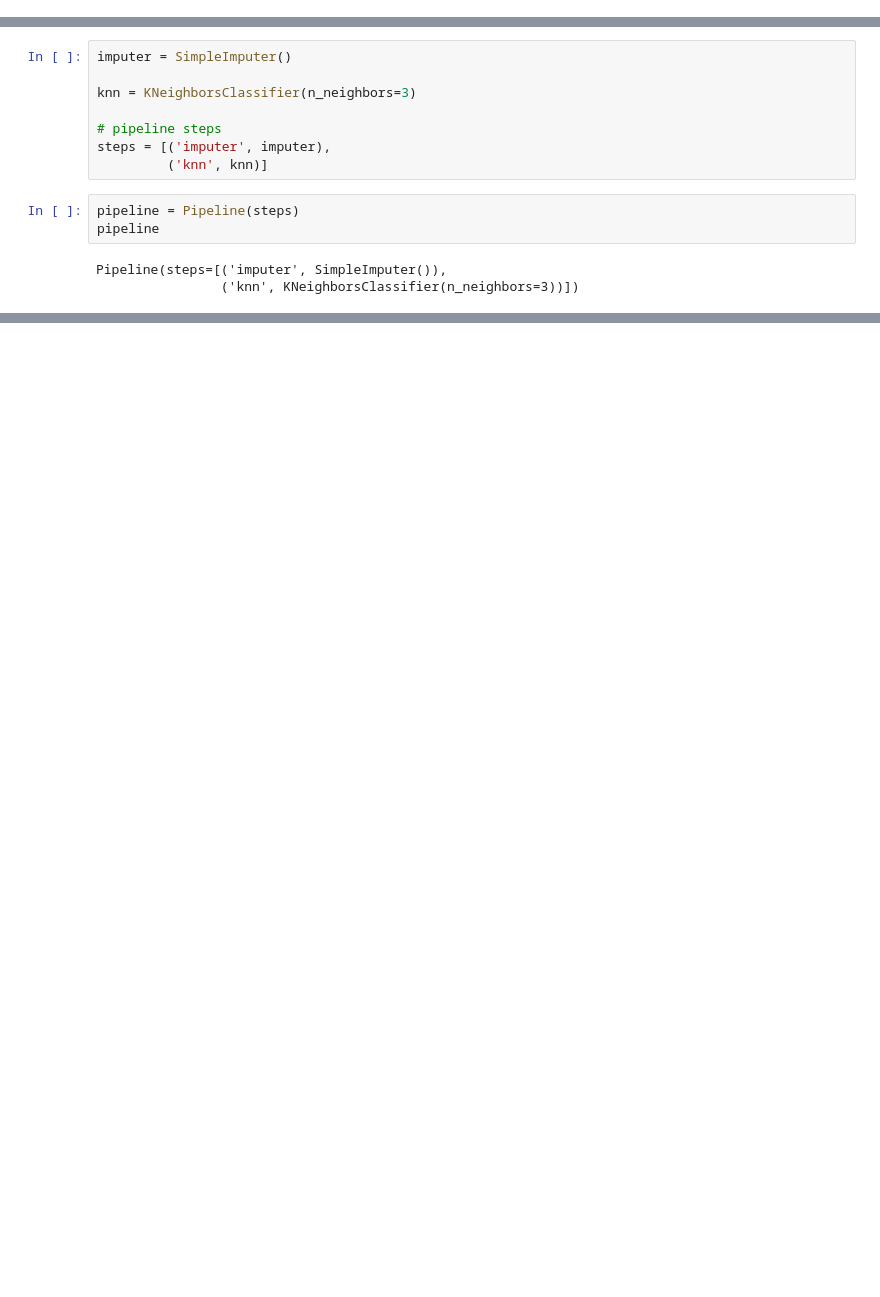
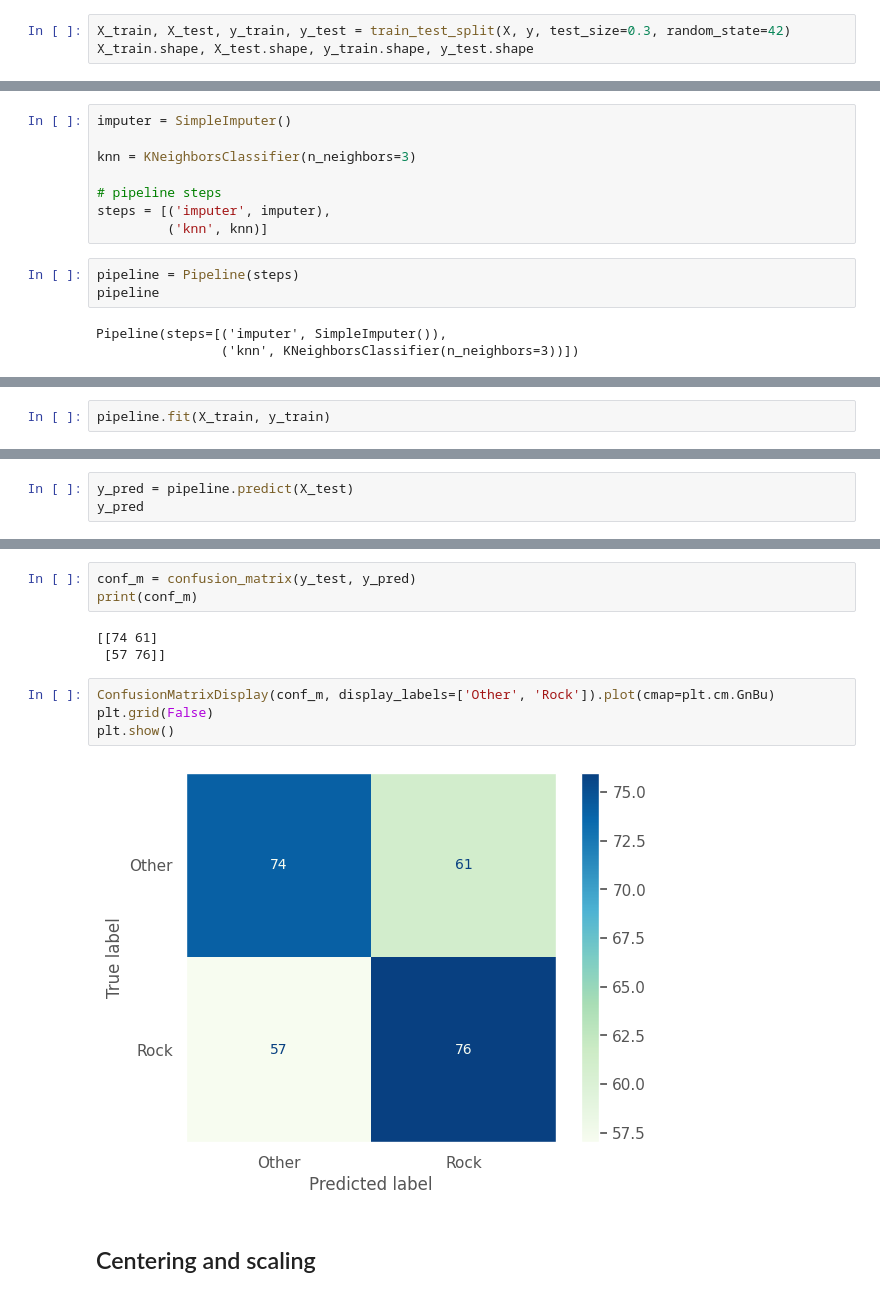
Before and after one commit to PaulToronto/DataCamp-Track---Machine-Learning-Scientist-in-Python, a Jupyter notebook: 1_4_Supervised_Learning_with_scikit_learn_Preprocessing_and_Pipelines.ipynb, the cells around one changed output, grey strips where cells are left out. Drawn from its saved outputs; the diff is of its cells as text; blank space fills up the shorter version.

```diff
--- a/1_4_Supervised_Learning_with_scikit_learn_Preprocessing_and_Pipelines.ipynb
+++ b/1_4_Supervised_Learning_with_scikit_learn_Preprocessing_and_Pipelines.ipynb
@@ -573,0 +603,3 @@ dtype: int64
+# %%
+X_train, X_test, y_train, y_test = train_test_split(X, y, test_size=0.3, random_state=42)
+X_train.shape, X_test.shape, y_train.shape, y_test.shape
@@ -609,0 +622,2 @@ memory usage: 90.6 KB
+# %%
+pipeline.fit(X_train, y_train)
@@ -609,0 +627,3 @@ memory usage: 90.6 KB
+# %%
+y_pred = pipeline.predict(X_test)
+y_pred
@@ -609,0 +644,14 @@ memory usage: 90.6 KB
+# %%
+conf_m = confusion_matrix(y_test, y_pred)
+print(conf_m)
+# %% [output]
+[[74 61]
+ [57 76]]
+# %%
+ConfusionMatrixDisplay(conf_m, display_labels=['Other', 'Rock']).plot(cmap=plt.cm.GnBu)
+plt.grid(False)
+plt.show()
+# %% [output]
+[figure, added]
+# %% [markdown]
+## Centering and scaling
```
Also changed, not shown: parts of 69 cells of this notebook.
